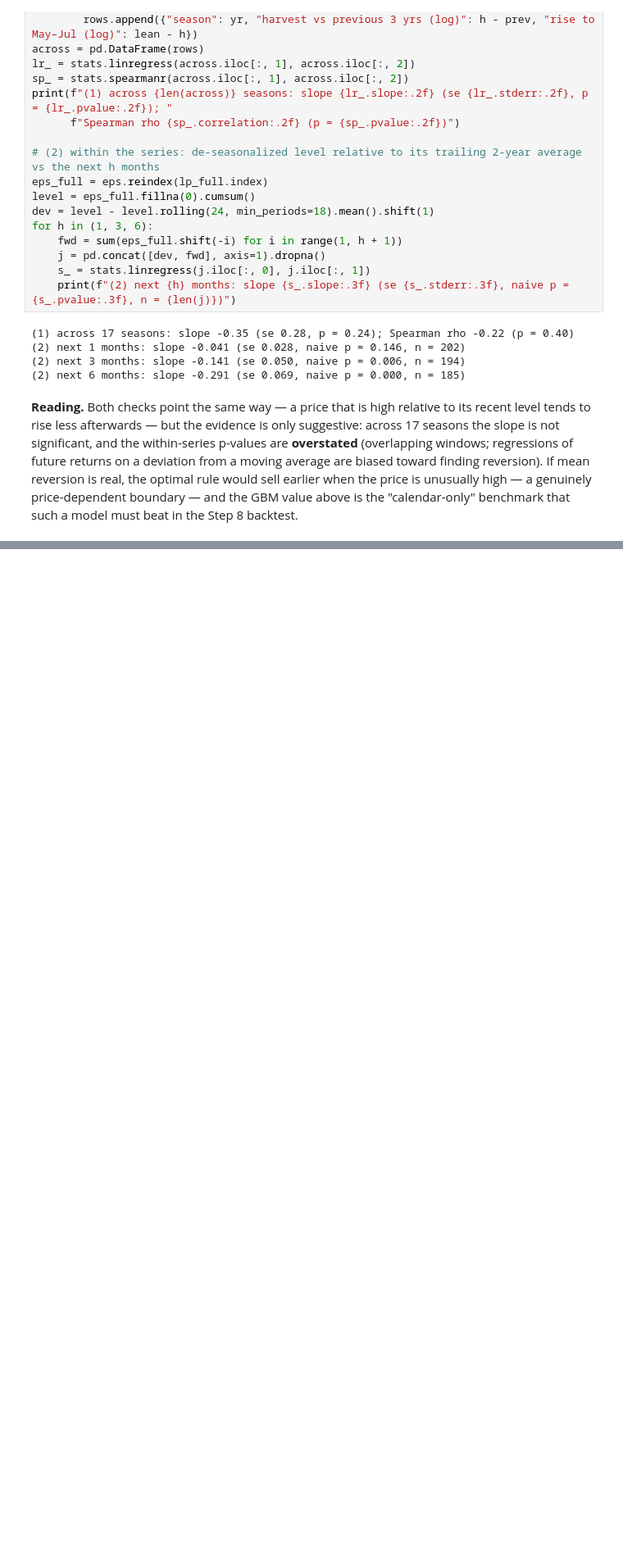
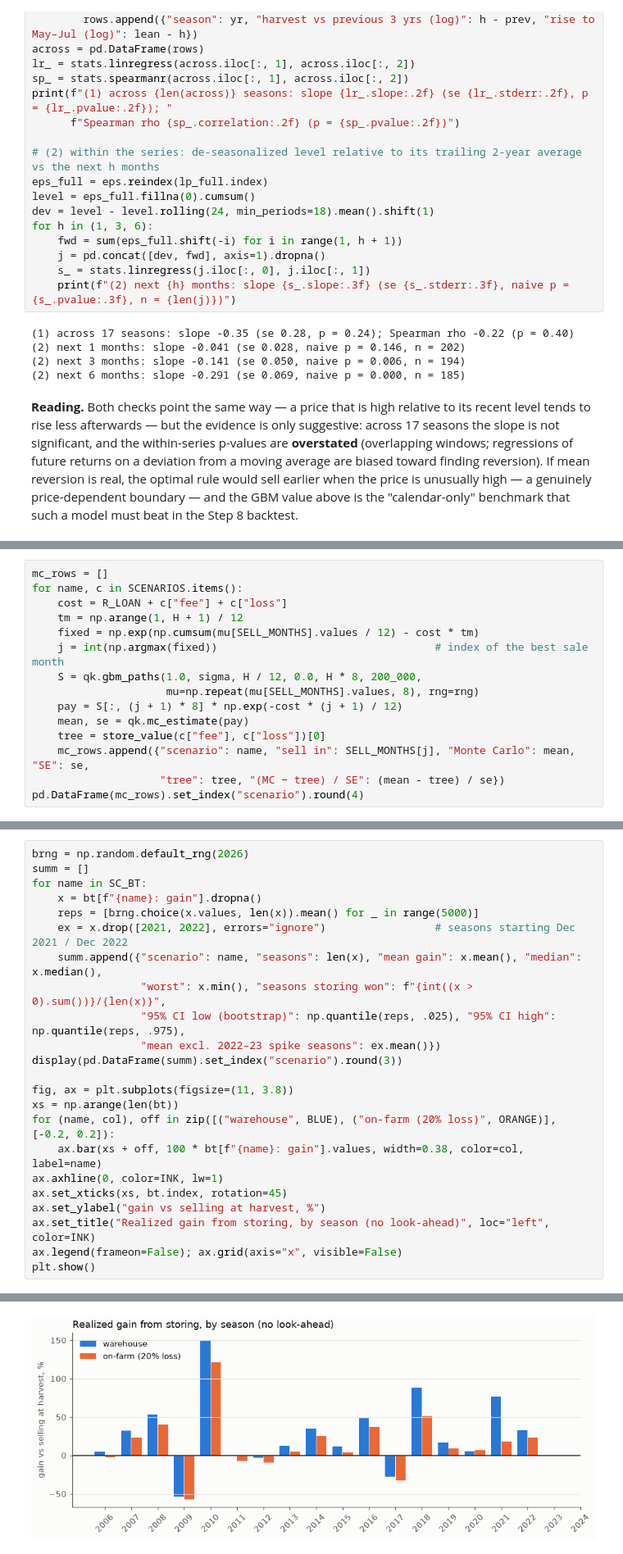
Before and after one commit to thummim-mekuria/erdos_project, a Jupyter notebook: maize_storage_option.ipynb, the cells around one changed output, grey strips where cells are left out. Shown at 82% size. Drawn from its saved outputs; the diff is of its cells as text; blank space fills up the shorter version.

```diff
--- a/maize_storage_option.ipynb
+++ b/maize_storage_option.ipynb
@@ -812,0 +821,15 @@ is unusually high — a genuinely price-dependent boundary — and the GBM value
+# %%
+mc_rows = []
+for name, c in SCENARIOS.items():
+    cost = R_LOAN + c["fee"] + c["loss"]
+    tm = np.arange(1, H + 1) / 12
+    fixed = np.exp(np.cumsum(mu[SELL_MONTHS].values / 12) - cost * tm)
+    j = int(np.argmax(fixed))                                  # index of the best sale month
+    S = qk.gbm_paths(1.0, sigma, H / 12, 0.0, H * 8, 200_000,
+                     mu=np.repeat(mu[SELL_MONTHS].values, 8), rng=rng)
+    pay = S[:, (j + 1) * 8] * np.exp(-cost * (j + 1) / 12)
+    mean, se = qk.mc_estimate(pay)
+    tree = store_value(c["fee"], c["loss"])[0]
+    mc_rows.append({"scenario": name, "sell in": SELL_MONTHS[j], "Monte Carlo": mean, "SE": se,
+                    "tree": tree, "(MC − tree) / SE": (mean - tree) / se})
+pd.DataFrame(mc_rows).set_index("scenario").round(4)
@@ -812,0 +916,24 @@ is unusually high — a genuinely price-dependent boundary — and the GBM value
+# %%
+brng = np.random.default_rng(2026)
+summ = []
+for name in SC_BT:
+    x = bt[f"{name}: gain"].dropna()
+    reps = [brng.choice(x.values, len(x)).mean() for _ in range(5000)]
+    ex = x.drop([2021, 2022], errors="ignore")                 # seasons starting Dec 2021 / Dec 2022
+    summ.append({"scenario": name, "seasons": len(x), "mean gain": x.mean(), "median": x.median(),
+                 "worst": x.min(), "seasons storing won": f"{int((x > 0).sum())}/{len(x)}",
+                 "95% CI low (bootstrap)": np.quantile(reps, .025), "95% CI high": np.quantile(reps, .975),
+                 "mean excl. 2022–23 spike seasons": ex.mean()})
+display(pd.DataFrame(summ).set_index("scenario").round(3))
+
+fig, ax = plt.subplots(figsize=(11, 3.8))
+xs = np.arange(len(bt))
+for (name, col), off in zip([("warehouse", BLUE), ("on-farm (20% loss)", ORANGE)], [-0.2, 0.2]):
+    ax.bar(xs + off, 100 * bt[f"{name}: gain"].values, width=0.38, color=col, label=name)
+ax.axhline(0, color=INK, lw=1)
+ax.set_xticks(xs, bt.index, rotation=45)
+ax.set_ylabel("gain vs selling at harvest, %")
+ax.set_title("Realized gain from storing, by season (no look-ahead)", loc="left", color=INK)
+ax.legend(frameon=False); ax.grid(axis="x", visible=False)
+plt.show()
+# %% [output]
@@ -812,0 +944 @@ is unusually high — a genuinely price-dependent boundary — and the GBM value
+[figure, added]
```
Also changed, not shown: parts of 13 cells of this notebook, 2 other files.
